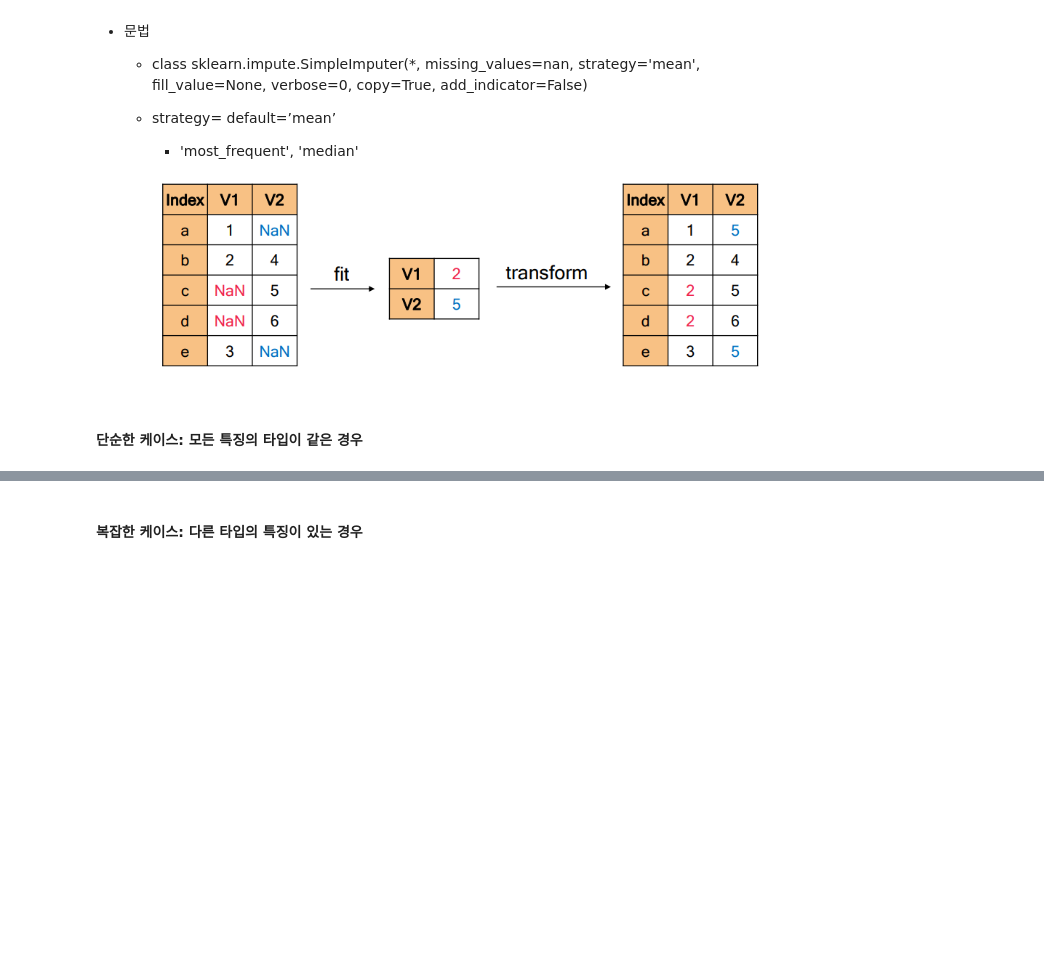
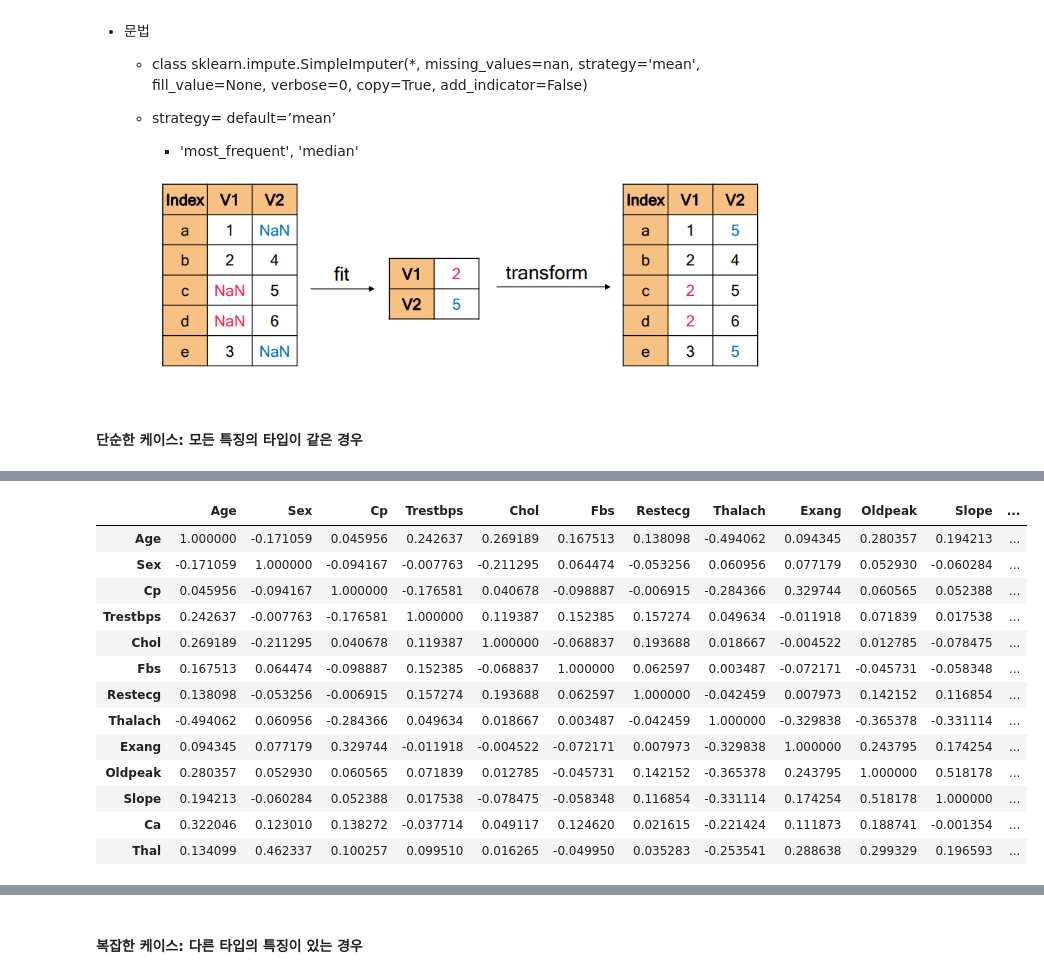
Before and after one commit to lullu303/DataScience2, a Jupyter notebook: 예측분석/필수전처리/04_대표값을 활용한 결측치 대체.ipynb, the cells around one changed output, grey strips where cells are left out. Cells and saved outputs as stored; diff of their text form; code cells hidden in the pictures; blank space fills up the shorter version.

```diff
--- a/예측분석/필수전처리/04_대표값을 활용한 결측치 대체.ipynb
+++ b/예측분석/필수전처리/04_대표값을 활용한 결측치 대체.ipynb
@@ -32,0 +42,4 @@ df = pd.read_csv("./데이터/cleveland.csv")
+# %%
+# 특징과 라벨 분리
+X = df.drop('Output',axis = 1)
+Y = df['Output']
@@ -32,0 +51,3 @@ df = pd.read_csv("./데이터/cleveland.csv")
+# %%
+from sklearn.model_selection import train_test_split
+Train_X, Test_X, Train_Y, Test_Y = train_test_split(X,Y, random_state=4)
@@ -32,0 +84,17 @@ df = pd.read_csv("./데이터/cleveland.csv")
+# %%
+Train_X.corr()
+# %% [output]
+|  | Age | Sex | Cp | Trestbps | Chol | Fbs | Restecg | Thalach | Exang | Oldpeak | Slope | ... |
+| Age | 1.000000 | -0.171059 | 0.045956 | 0.242637 | 0.269189 | 0.167513 | 0.138098 | -0.494062 | 0.094345 | 0.280357 | 0.194213 | ... |
+| Sex | -0.171059 | 1.000000 | -0.094167 | -0.007763 | -0.211295 | 0.064474 | -0.053256 | 0.060956 | 0.077179 | 0.052930 | -0.060284 | ... |
+| Cp | 0.045956 | -0.094167 | 1.000000 | -0.176581 | 0.040678 | -0.098887 | -0.006915 | -0.284366 | 0.329744 | 0.060565 | 0.052388 | ... |
+| Trestbps | 0.242637 | -0.007763 | -0.176581 | 1.000000 | 0.119387 | 0.152385 | 0.157274 | 0.049634 | -0.011918 | 0.071839 | 0.017538 | ... |
+| Chol | 0.269189 | -0.211295 | 0.040678 | 0.119387 | 1.000000 | -0.068837 | 0.193688 | 0.018667 | -0.004522 | 0.012785 | -0.078475 | ... |
+| Fbs | 0.167513 | 0.064474 | -0.098887 | 0.152385 | -0.068837 | 1.000000 | 0.062597 | 0.003487 | -0.072171 | -0.045731 | -0.058348 | ... |
+| Restecg | 0.138098 | -0.053256 | -0.006915 | 0.157274 | 0.193688 | 0.062597 | 1.000000 | -0.042459 | 0.007973 | 0.142152 | 0.116854 | ... |
+| Thalach | -0.494062 | 0.060956 | -0.284366 | 0.049634 | 0.018667 | 0.003487 | -0.042459 | 1.000000 | -0.329838 | -0.365378 | -0.331114 | ... |
+| Exang | 0.094345 | 0.077179 | 0.329744 | -0.011918 | -0.004522 | -0.072171 | 0.007973 | -0.329838 | 1.000000 | 0.243795 | 0.174254 | ... |
+| Oldpeak | 0.280357 | 0.052930 | 0.060565 | 0.071839 | 0.012785 | -0.045731 | 0.142152 | -0.365378 | 0.243795 | 1.000000 | 0.518178 | ... |
+| Slope | 0.194213 | -0.060284 | 0.052388 | 0.017538 | -0.078475 | -0.058348 | 0.116854 | -0.331114 | 0.174254 | 0.518178 | 1.000000 | ... |
+| Ca | 0.322046 | 0.123010 | 0.138272 | -0.037714 | 0.049117 | 0.124620 | 0.021615 | -0.221424 | 0.111873 | 0.188741 | -0.001354 | ... |
+| Thal | 0.134099 | 0.462337 | 0.100257 | 0.099510 | 0.016265 | -0.049950 | 0.035283 | -0.253541 | 0.288638 | 0.299329 | 0.196593 | ... |
```
Also changed, not shown: parts of 20 cells of this notebook.
